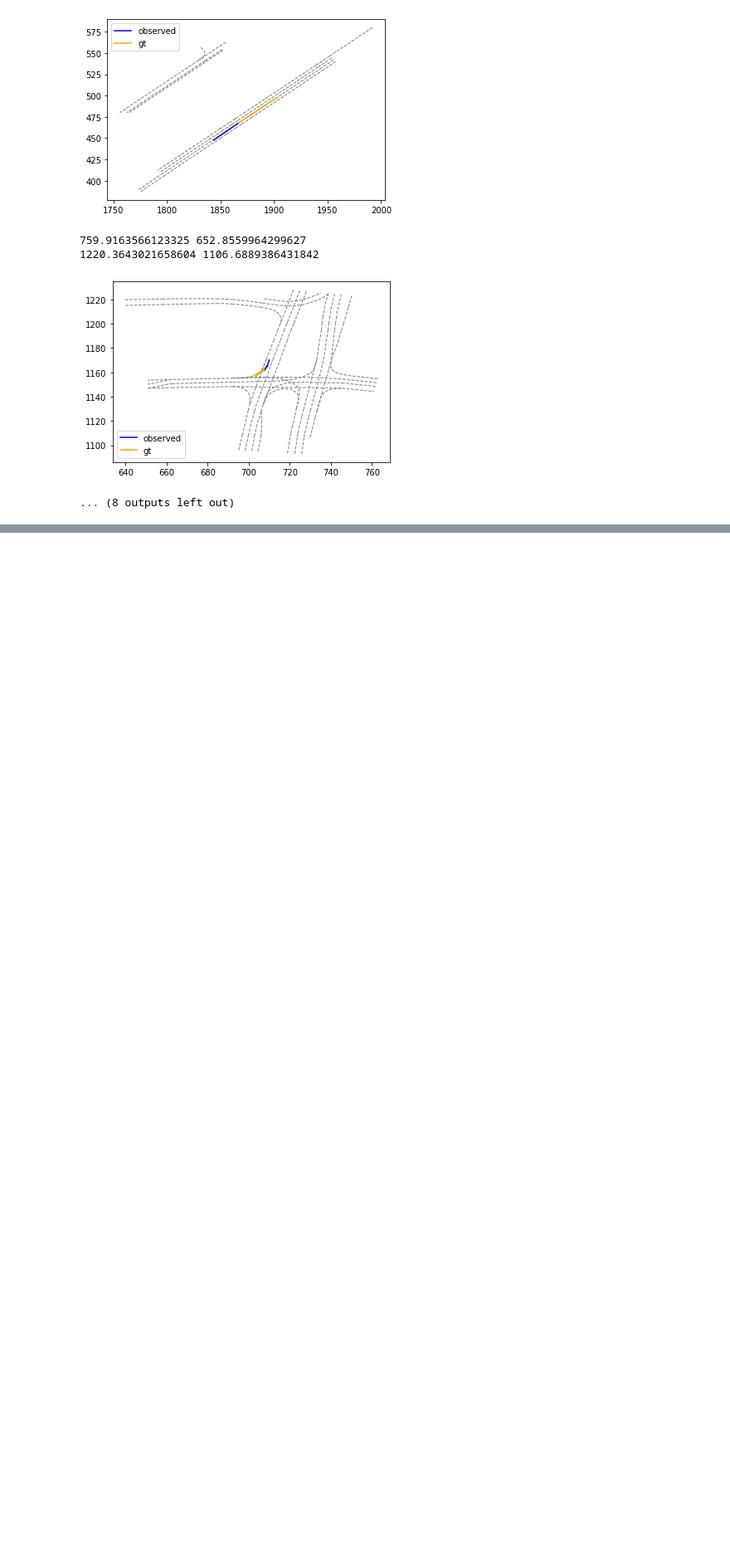
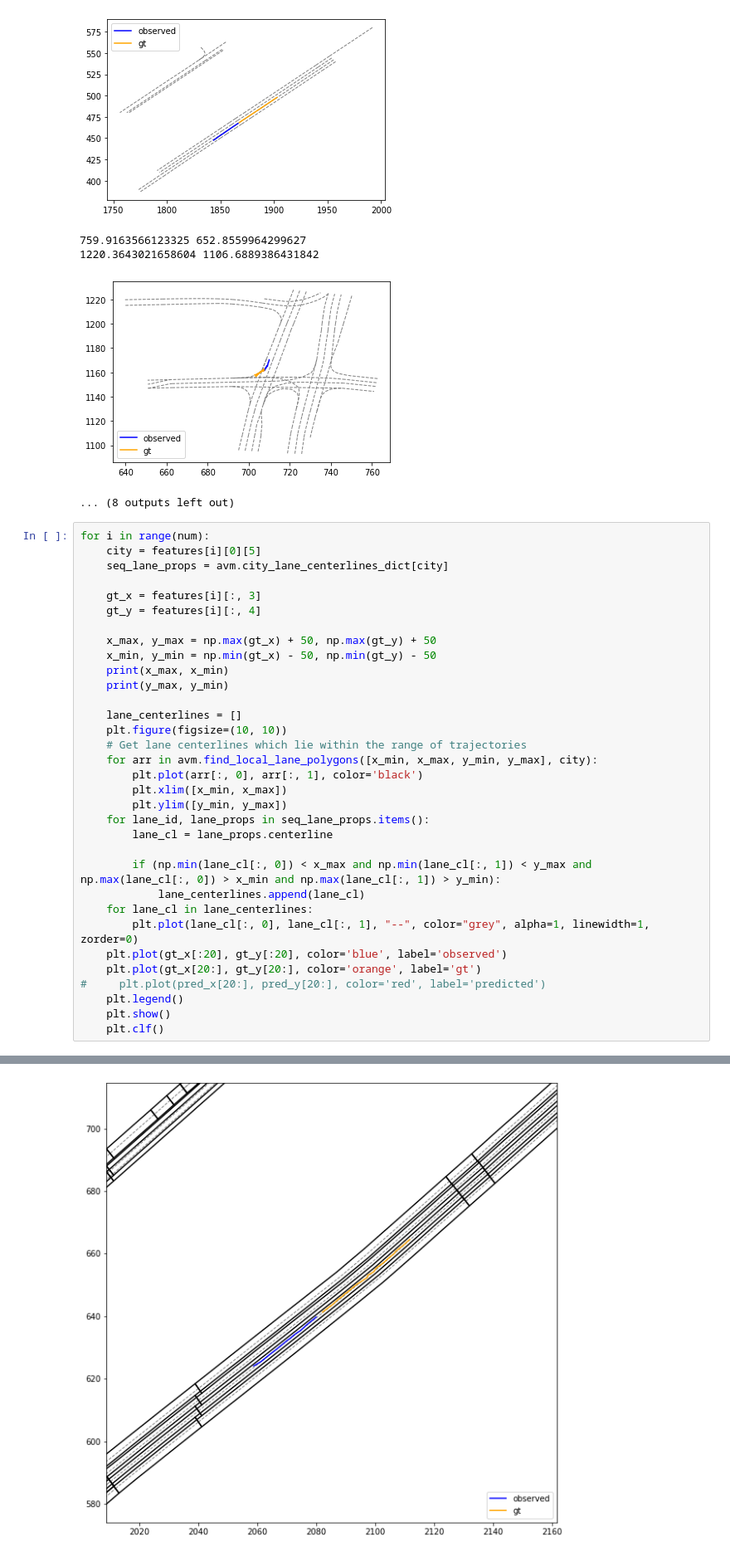
Before and after one commit to Vikr-182/ddn-forecasting, a Jupyter notebook: vis/vis.ipynb, the cells around one changed output, grey strips where cells are left out. Shown at 83% size. Cells and saved outputs as stored; diff of their text form; blank space fills up the shorter version.

```diff
--- a/vis/vis.ipynb
+++ b/vis/vis.ipynb
@@ -362,3 +591,37 @@ for i in range(num):
 1220.3643021658604 1106.6889386431842
 [figure]
 ... (8 outputs left out)
+# %%
+for i in range(num):
+    city = features[i][0][5]
+    seq_lane_props = avm.city_lane_centerlines_dict[city]
+
+    gt_x = features[i][:, 3]
+    gt_y = features[i][:, 4]
+
+    x_max, y_max = np.max(gt_x) + 50, np.max(gt_y) + 50
+    x_min, y_min = np.min(gt_x) - 50, np.min(gt_y) - 50
+    print(x_max, x_min)
+    print(y_max, y_min)
+
+    lane_centerlines = []
+    plt.figure(figsize=(10, 10))
+    # Get lane centerlines which lie within the range of trajectories
+    for arr in avm.find_local_lane_polygons([x_min, x_max, y_min, y_max], city):
+        plt.plot(arr[:, 0], arr[:, 1], color='black')
+        plt.xlim([x_min, x_max])
+        plt.ylim([y_min, y_max])
+    for lane_id, lane_props in seq_lane_props.items():
+        lane_cl = lane_props.centerline
+
+        if (np.min(lane_cl[:, 0]) < x_max and np.min(lane_cl[:, 1]) < y_max and np.max(lane_cl[:, 0]) > x_min and np.max(lane_cl[:, 1]) > y_min):
+            lane_centerlines.append(lane_cl)
+    for lane_cl in lane_centerlines:
+        plt.plot(lane_cl[:, 0], lane_cl[:, 1], "--", color="grey", alpha=1, linewidth=1, zorder=0)
+    plt.plot(gt_x[:20], gt_y[:20], color='blue', label='observed')
+    plt.plot(gt_x[20:], gt_y[20:], color='orange', label='gt')
+#     plt.plot(pred_x[20:], pred_y[20:], color='red', label='predicted')
+    plt.legend()
+    plt.show()
+    plt.clf()
+# %% [output]
@@ -364,0 +630 @@ for i in range(num):
+[figure, added]
```
Also changed, not shown: parts of 10 cells of this notebook, 12 other files.
